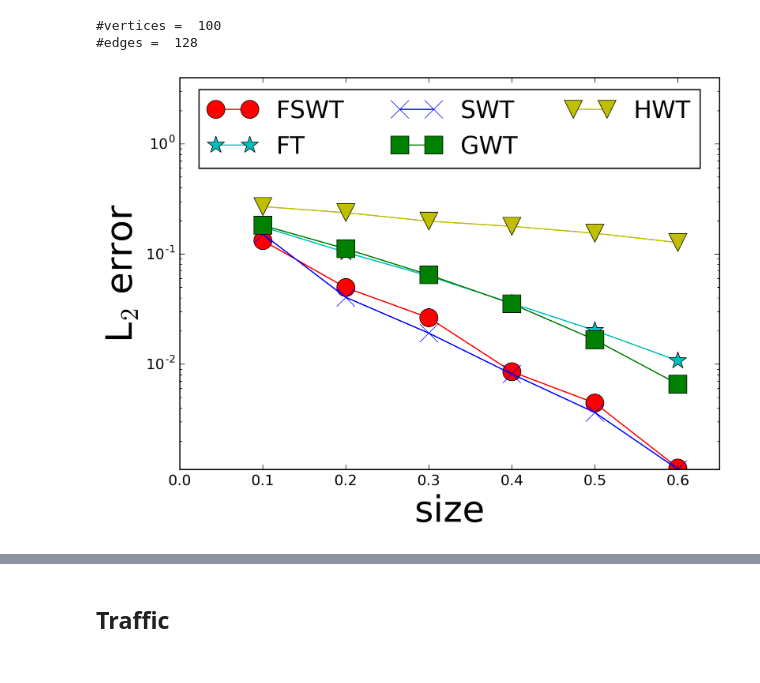
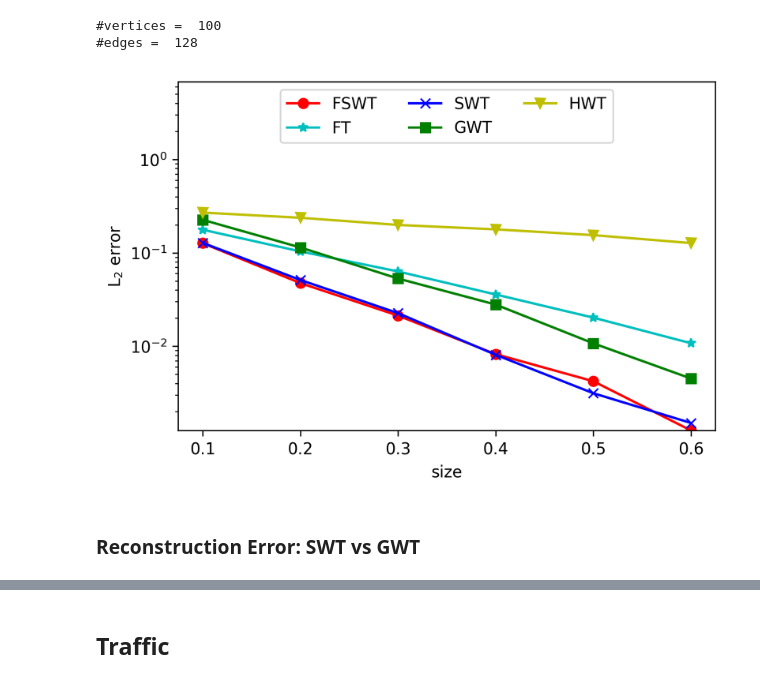
Before and after one commit to diego-sacconi/sparse-wavelets, a Jupyter notebook: notebooks/compression-experiments.ipynb, the cells around one changed output, grey strips where cells are left out. Cells and saved outputs as stored; diff of their text form; code cells hidden in the pictures.

Commit message:
Update compression-experiments.ipynb and figures

```diff
--- a/notebooks/compression-experiments.ipynb
+++ b/notebooks/compression-experiments.ipynb
@@ -32,11 +32,13 @@ algs = [static.OptWavelets(n=20), static.OptWavelets(), static.GRCWavelets(),
 
 comp_ratios = [0.1, 0.20, 0.30, 0.40, 0.50, 0.60]
 
-res_smt, time_smt = exp.compression_experiment_static(G, np.array(F),
-                                                      algs, comp_ratios, 10)
+res_smt, time_smt = exp.compression_experiment(G, np.array(F),
+                                               algs, comp_ratios, 10)
 # %%
 exp.plot_compression_experiments(res_smt, comp_ratios,
-                                 "../figs/compression_small_traffic.png", 4)
+                                 "../figs/compression_small_traffic.png")
 Image(filename="../figs/compression_small_traffic.png")
 # %% [output]
-[figure, old version]
+[figure, new version]
+# %% [markdown]
+### Reconstruction Error: SWT vs GWT
```
Also changed, not shown: parts of 43 cells of this notebook, 9 other files.
